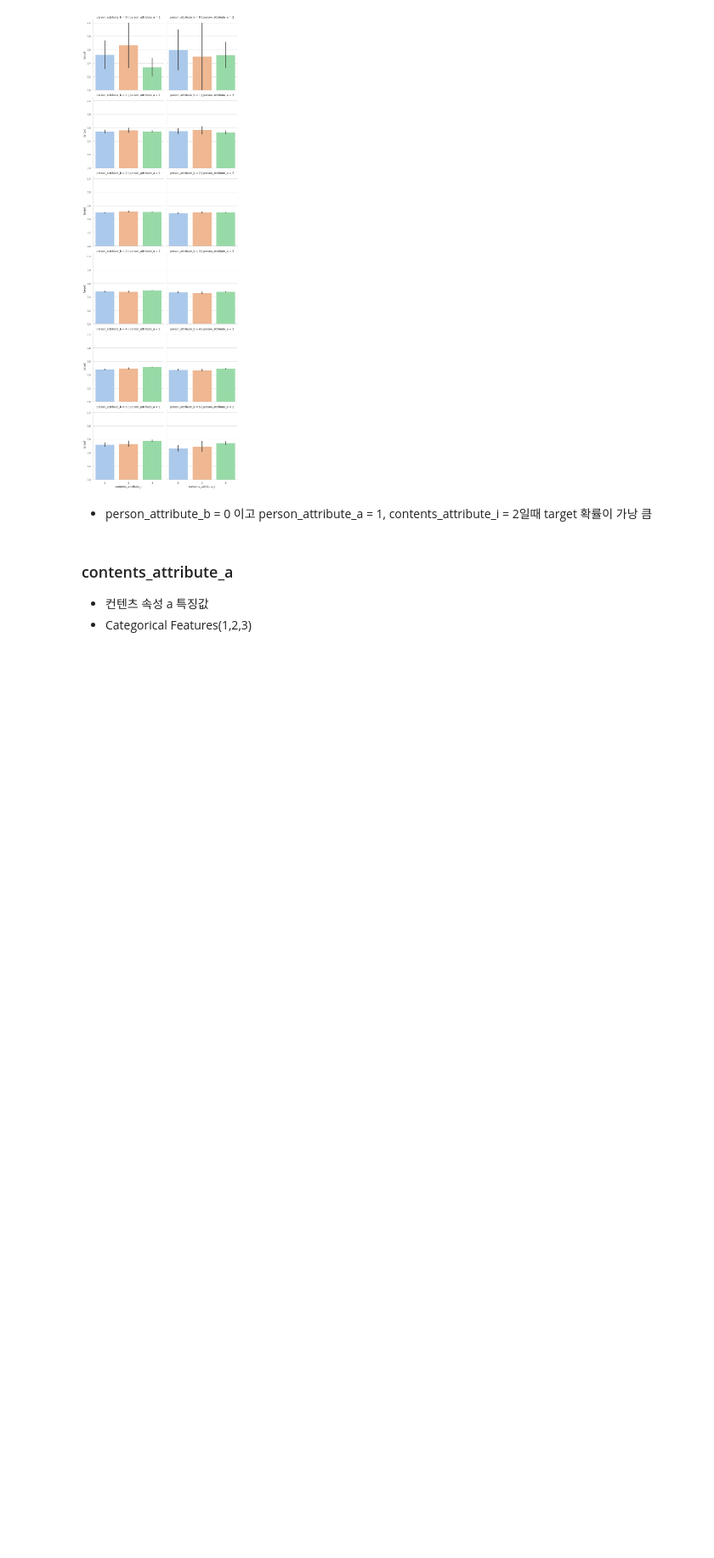
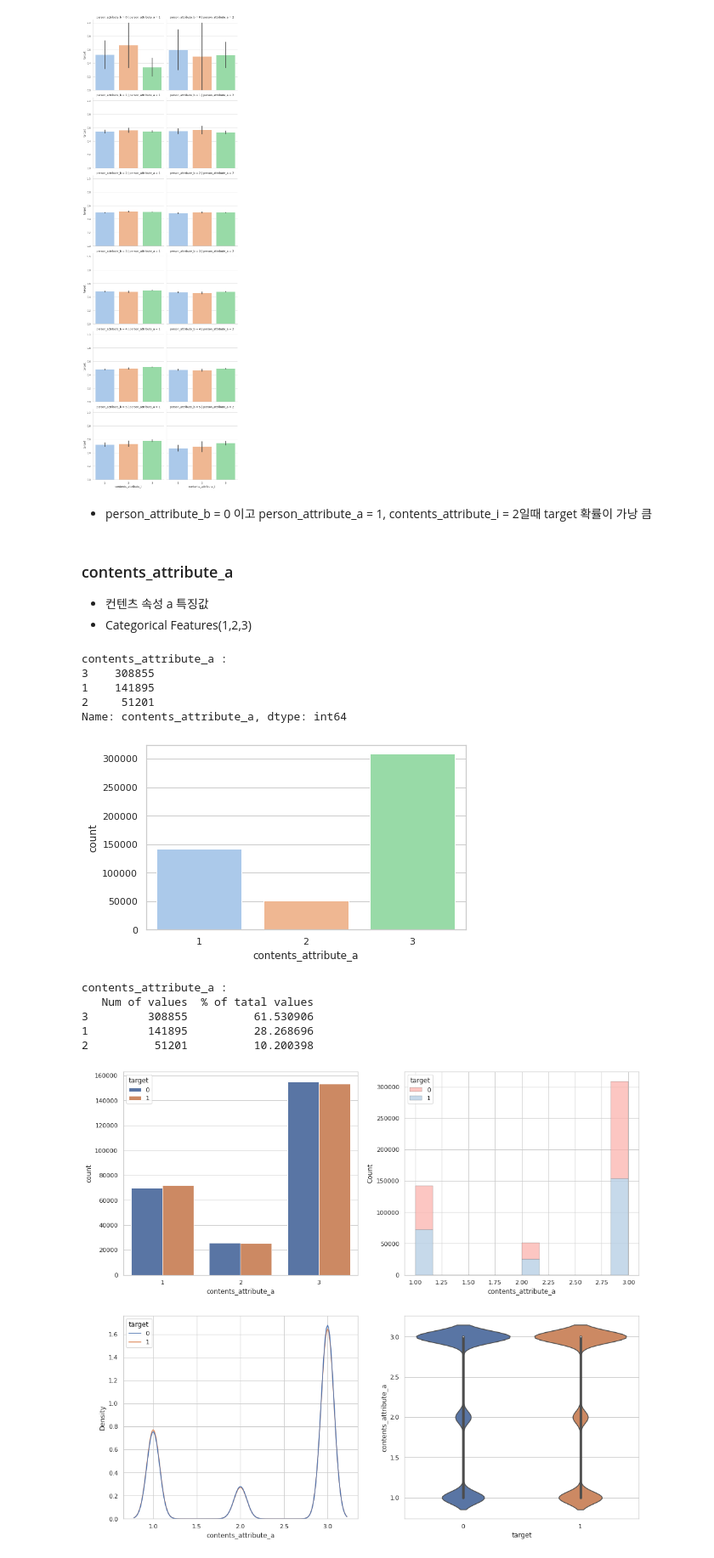
Before and after one commit to doo52oh/Dacon, a Jupyter notebook: 잡케어추천/잡케어추천알고리즘경진대회_EDA_데이터변경.ipynb, the cells around one changed output. Shown at 85% size. Saved outputs shown, nothing was run; the diff lists cells and outputs as text; code cells hidden in the pictures; blank space fills up the shorter version.

```diff
--- a/잡케어추천/잡케어추천알고리즘경진대회_EDA_데이터변경.ipynb
+++ b/잡케어추천/잡케어추천알고리즘경진대회_EDA_데이터변경.ipynb
@@ -778,3 +778,21 @@ sns.catplot(x=x,y=y,kind='bar',col='person_attribute_a', row='person_attribute_b
 ### contents_attribute_a
 * 컨텐츠 속성 a 특징값
 * Categorical Features(1,2,3)
+# %%
+x = 'contents_attribute_a'
+y = 'target'
+
+basic_eda(x=x, y=y)
+# %% [output]
+contents_attribute_a :
+3    308855
+1    141895
+2     51201
+Name: contents_attribute_a, dtype: int64
+[figure, added]
+contents_attribute_a :
+   Num of values  % of tatal values
+3         308855          61.530906
+1         141895          28.268696
+2          51201          10.200398
+[figure, added]
```
Also changed, not shown: parts of 26 cells of this notebook.
